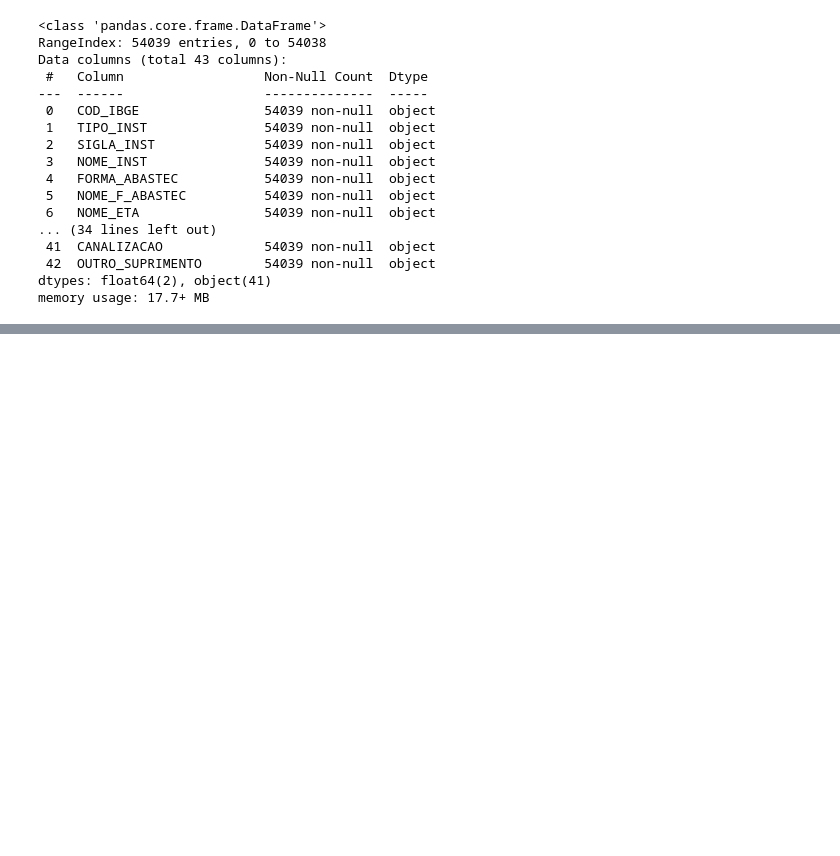
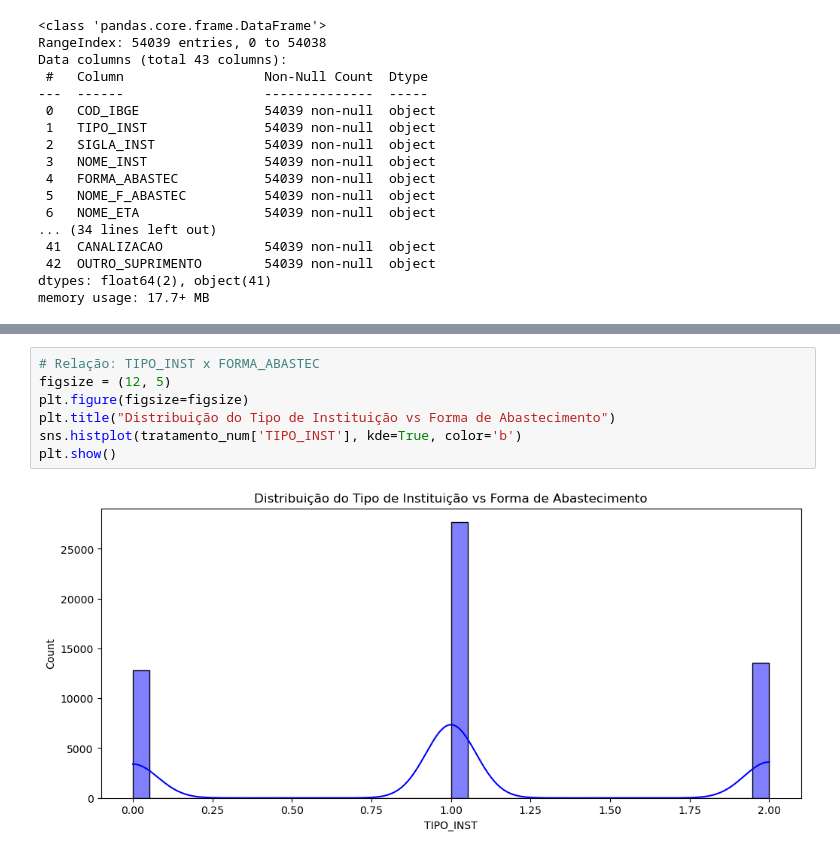
Before and after one commit to gabubits/TPTecDS, a Jupyter notebook: TPCheck2.ipynb, the cells around one changed output, grey strips where cells are left out. Cells and saved outputs as stored; diff of their text form; blank space fills up the shorter version.

```diff
--- a/TPCheck2.ipynb
+++ b/TPCheck2.ipynb
@@ -87,0 +229,9 @@ memory usage: 17.7+ MB
+# %%
+# Relação: TIPO_INST x FORMA_ABASTEC
+figsize = (12, 5)
+plt.figure(figsize=figsize)
+plt.title("Distribuição do Tipo de Instituição vs Forma de Abastecimento")
+sns.histplot(tratamento_num['TIPO_INST'], kde=True, color='b')
+plt.show()
+# %% [output]
+[figure, added]
```
Also changed, not shown: parts of 34 cells of this notebook, 2 other files.
